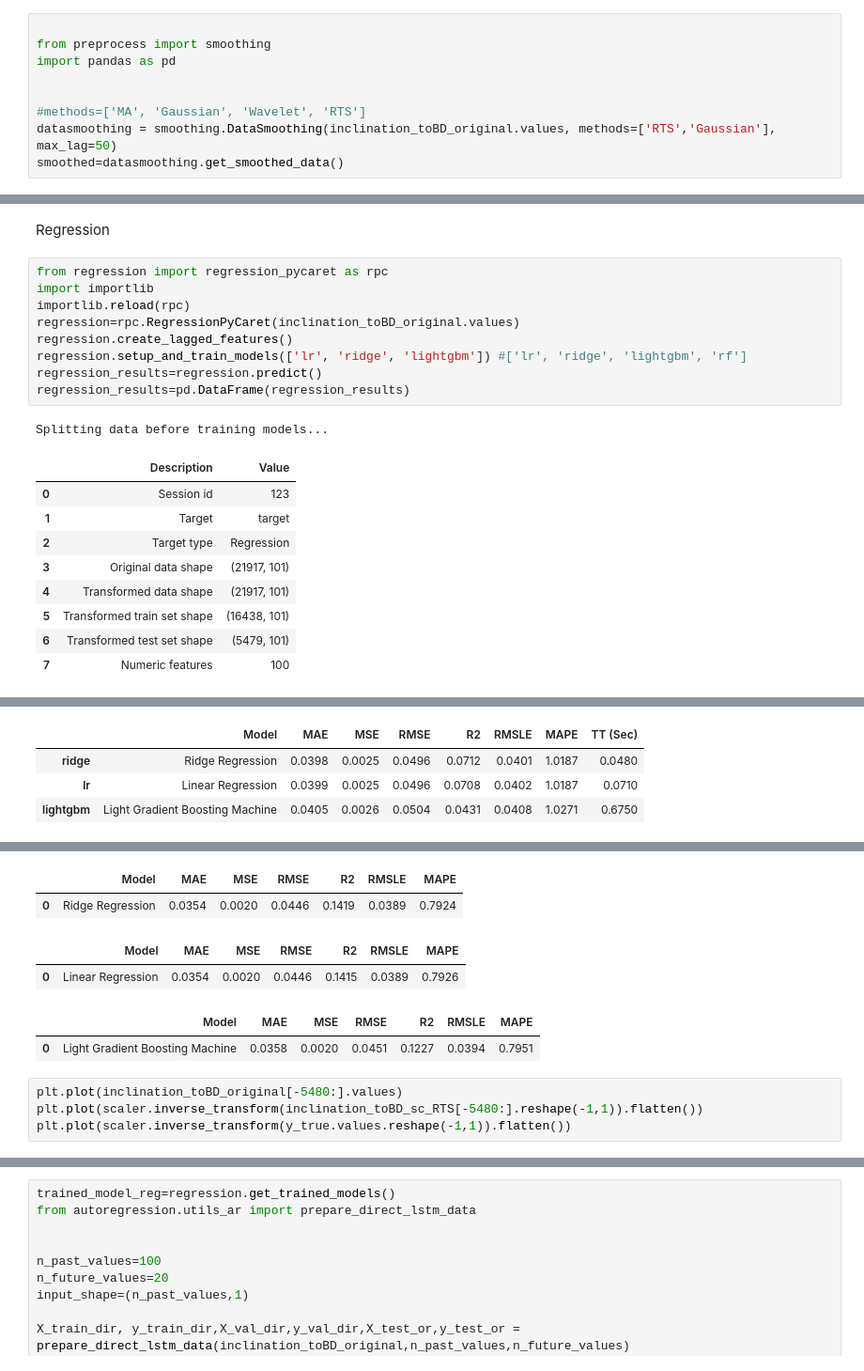
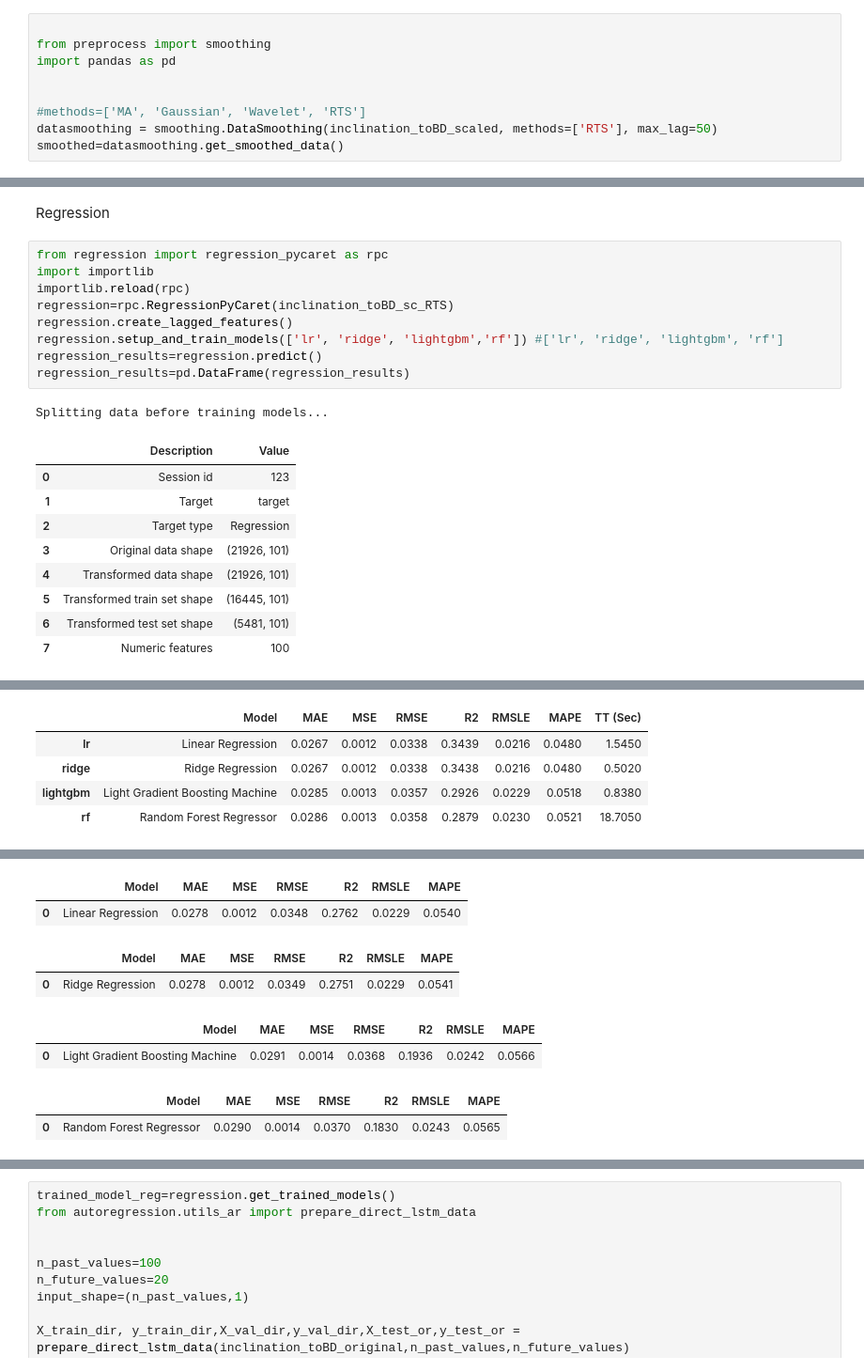
Before and after one commit to SpartanFOU/Thesis-Project, a Jupyter notebook: main.ipynb, the cells around one changed output, grey strips where cells are left out. Shown at 94% size. Drawn from its saved outputs; the diff is of its cells as text.

```diff
--- a/main.ipynb
+++ b/main.ipynb
@@ -174,7 +127,7 @@ import pandas as pd
 
 
 #methods=['MA', 'Gaussian', 'Wavelet', 'RTS']
-datasmoothing = smoothing.DataSmoothing(inclination_toBD_original.values, methods=['RTS','Gaussian'], max_lag=50)
+datasmoothing = smoothing.DataSmoothing(inclination_toBD_scaled, methods=['RTS'], max_lag=50)
 smoothed=datasmoothing.get_smoothed_data()
 # %% [markdown]
 Smoothing tests
@@ -235,38 +169,37 @@ Regression
 # %%
 from regression import regression_pycaret as rpc
 import importlib
 importlib.reload(rpc)
-regression=rpc.RegressionPyCaret(inclination_toBD_original.values)
+regression=rpc.RegressionPyCaret(inclination_toBD_sc_RTS)
 regression.create_lagged_features()
-regression.setup_and_train_models(['lr', 'ridge', 'lightgbm']) #['lr', 'ridge', 'lightgbm', 'rf']
+regression.setup_and_train_models(['lr', 'ridge', 'lightgbm','rf']) #['lr', 'ridge', 'lightgbm', 'rf']
 regression_results=regression.predict()
 regression_results=pd.DataFrame(regression_results)
 # %% [output]
 Splitting data before training models...
 |  | Description | Value |
 | 0 | Session id | 123 |
 | 1 | Target | target |
 | 2 | Target type | Regression |
-| 3 | Original data shape | (21917, 101) |
-| 4 | Transformed data shape | (21917, 101) |
-| 5 | Transformed train set shape | (16438, 101) |
-| 6 | Transformed test set shape | (5479, 101) |
+| 3 | Original data shape | (21926, 101) |
+| 4 | Transformed data shape | (21926, 101) |
+| 5 | Transformed train set shape | (16445, 101) |
+| 6 | Transformed test set shape | (5481, 101) |
 | 7 | Numeric features | 100 |
 [interactive output not drawn]
 |  | Model | MAE | MSE | RMSE | R2 | RMSLE | MAPE | TT (Sec) |
-| ridge | Ridge Regression | 0.0398 | 0.0025 | 0.0496 | 0.0712 | 0.0401 | 1.0187 | 0.0480 |
-| lr | Linear Regression | 0.0399 | 0.0025 | 0.0496 | 0.0708 | 0.0402 | 1.0187 | 0.0710 |
-| lightgbm | Light Gradient Boosting Machine | 0.0405 | 0.0026 | 0.0504 | 0.0431 | 0.0408 | 1.0271 | 0.6750 |
+| lr | Linear Regression | 0.0267 | 0.0012 | 0.0338 | 0.3439 | 0.0216 | 0.0480 | 1.5450 |
+| ridge | Ridge Regression | 0.0267 | 0.0012 | 0.0338 | 0.3438 | 0.0216 | 0.0480 | 0.5020 |
+| lightgbm | Light Gradient Boosting Machine | 0.0285 | 0.0013 | 0.0357 | 0.2926 | 0.0229 | 0.0518 | 0.8380 |
+| rf | Random Forest Regressor | 0.0286 | 0.0013 | 0.0358 | 0.2879 | 0.0230 | 0.0521 | 18.7050 |
 [interactive output not drawn]
 |  | Model | MAE | MSE | RMSE | R2 | RMSLE | MAPE |
-| 0 | Ridge Regression | 0.0354 | 0.0020 | 0.0446 | 0.1419 | 0.0389 | 0.7924 |
+| 0 | Linear Regression | 0.0278 | 0.0012 | 0.0348 | 0.2762 | 0.0229 | 0.0540 |
 |  | Model | MAE | MSE | RMSE | R2 | RMSLE | MAPE |
-| 0 | Linear Regression | 0.0354 | 0.0020 | 0.0446 | 0.1415 | 0.0389 | 0.7926 |
+| 0 | Ridge Regression | 0.0278 | 0.0012 | 0.0349 | 0.2751 | 0.0229 | 0.0541 |
 |  | Model | MAE | MSE | RMSE | R2 | RMSLE | MAPE |
-| 0 | Light Gradient Boosting Machine | 0.0358 | 0.0020 | 0.0451 | 0.1227 | 0.0394 | 0.7951 |
+| 0 | Light Gradient Boosting Machine | 0.0291 | 0.0014 | 0.0368 | 0.1936 | 0.0242 | 0.0566 |
+|  | Model | MAE | MSE | RMSE | R2 | RMSLE | MAPE |
+| 0 | Random Forest Regressor | 0.0290 | 0.0014 | 0.0370 | 0.1830 | 0.0243 | 0.0565 |
-# %%
-plt.plot(inclination_toBD_original[-5480:].values)
-plt.plot(scaler.inverse_transform(inclination_toBD_sc_RTS[-5480:].reshape(-1,1)).flatten())
-plt.plot(scaler.inverse_transform(y_true.values.reshape(-1,1)).flatten())
 # %%
 from evaluation import evalresu as er
```
Also changed, not shown: parts of 15 cells of this notebook.
